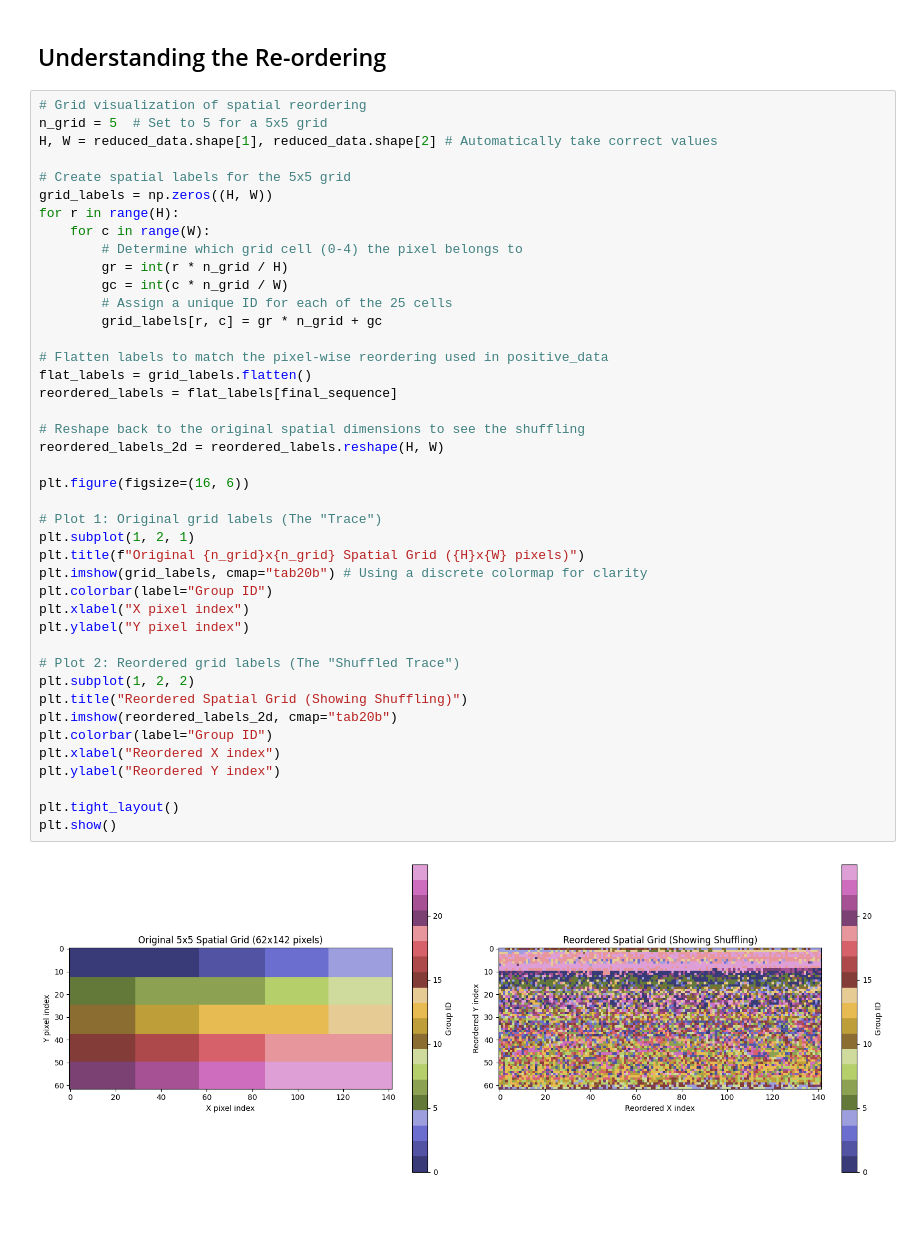
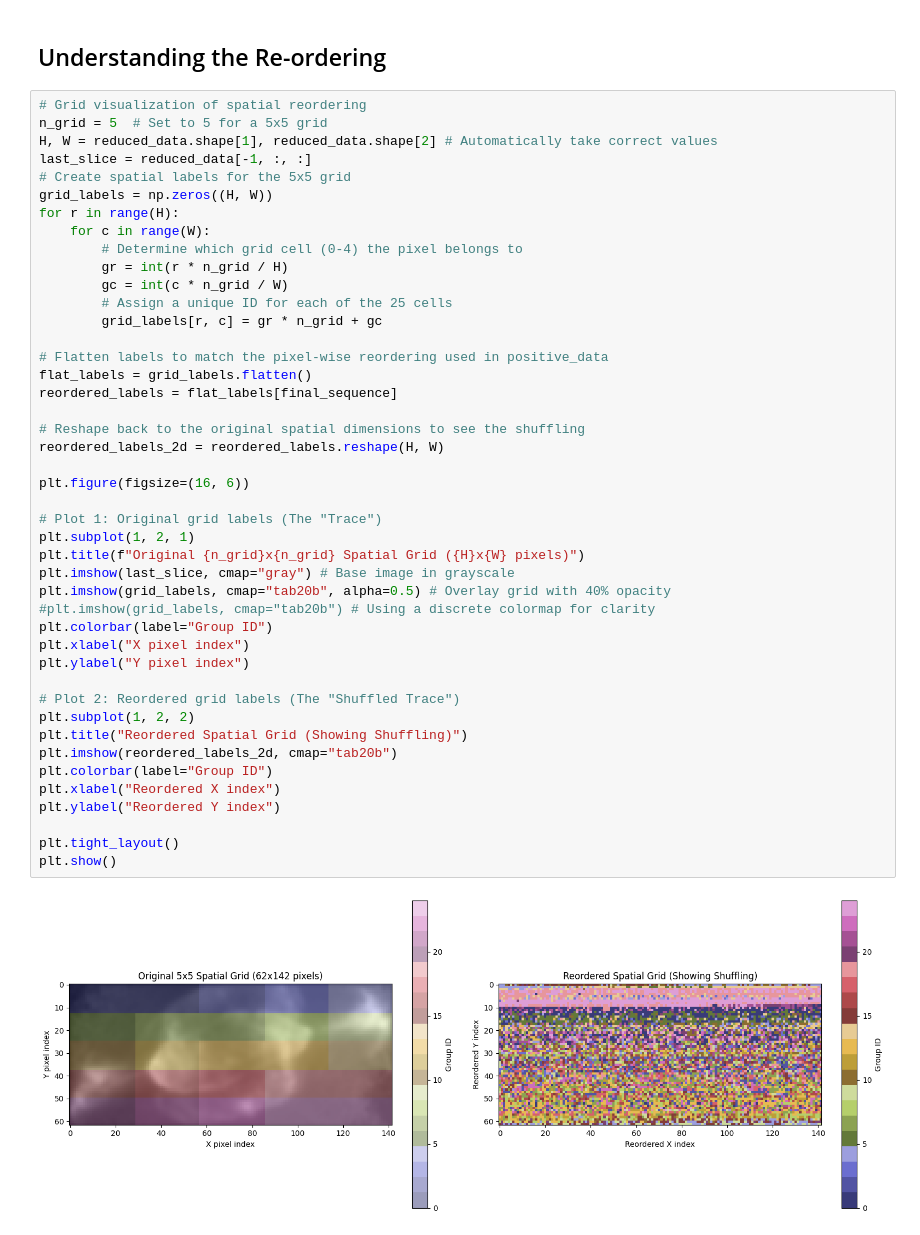
Before and after one commit to dim-papach/sequencer_project, a Jupyter notebook: sequencer_spectra.ipynb, the cells around one changed output. Drawn from its saved outputs; the diff is of its cells as text.

```diff
--- a/sequencer_spectra.ipynb
+++ b/sequencer_spectra.ipynb
@@ -440,7 +445,7 @@ For instance, this code would take every 15th pixel, resulting in just 5,166 pix
 # Grid visualization of spatial reordering
 n_grid = 5  # Set to 5 for a 5x5 grid
 H, W = reduced_data.shape[1], reduced_data.shape[2] # Automatically take correct values
-
+last_slice = reduced_data[-1, :, :]
 # Create spatial labels for the 5x5 grid
 grid_labels = np.zeros((H, W))
 for r in range(H):
@@ -451,32 +456,34 @@ for r in range(H):
         # Assign a unique ID for each of the 25 cells
         grid_labels[r, c] = gr * n_grid + gc
 
 # Flatten labels to match the pixel-wise reordering used in positive_data
 flat_labels = grid_labels.flatten()
 reordered_labels = flat_labels[final_sequence]
 
 # Reshape back to the original spatial dimensions to see the shuffling
 reordered_labels_2d = reordered_labels.reshape(H, W)
 
 plt.figure(figsize=(16, 6))
 
 # Plot 1: Original grid labels (The "Trace")
 plt.subplot(1, 2, 1)
 plt.title(f"Original {n_grid}x{n_grid} Spatial Grid ({H}x{W} pixels)")
-plt.imshow(grid_labels, cmap="tab20b") # Using a discrete colormap for clarity
+plt.imshow(last_slice, cmap="gray") # Base image in grayscale
+plt.imshow(grid_labels, cmap="tab20b", alpha=0.5) # Overlay grid with 40% opacity
+#plt.imshow(grid_labels, cmap="tab20b") # Using a discrete colormap for clarity
 plt.colorbar(label="Group ID")
 plt.xlabel("X pixel index")
 plt.ylabel("Y pixel index")
 
 # Plot 2: Reordered grid labels (The "Shuffled Trace")
 plt.subplot(1, 2, 2)
 plt.title("Reordered Spatial Grid (Showing Shuffling)")
 plt.imshow(reordered_labels_2d, cmap="tab20b")
 plt.colorbar(label="Group ID")
 plt.xlabel("Reordered X index")
 plt.ylabel("Reordered Y index")
 
 plt.tight_layout()
 plt.show()
 # %% [output]
-[figure, old version]
+[figure, new version]
```
Also changed, not shown: parts of 4 cells of this notebook.
